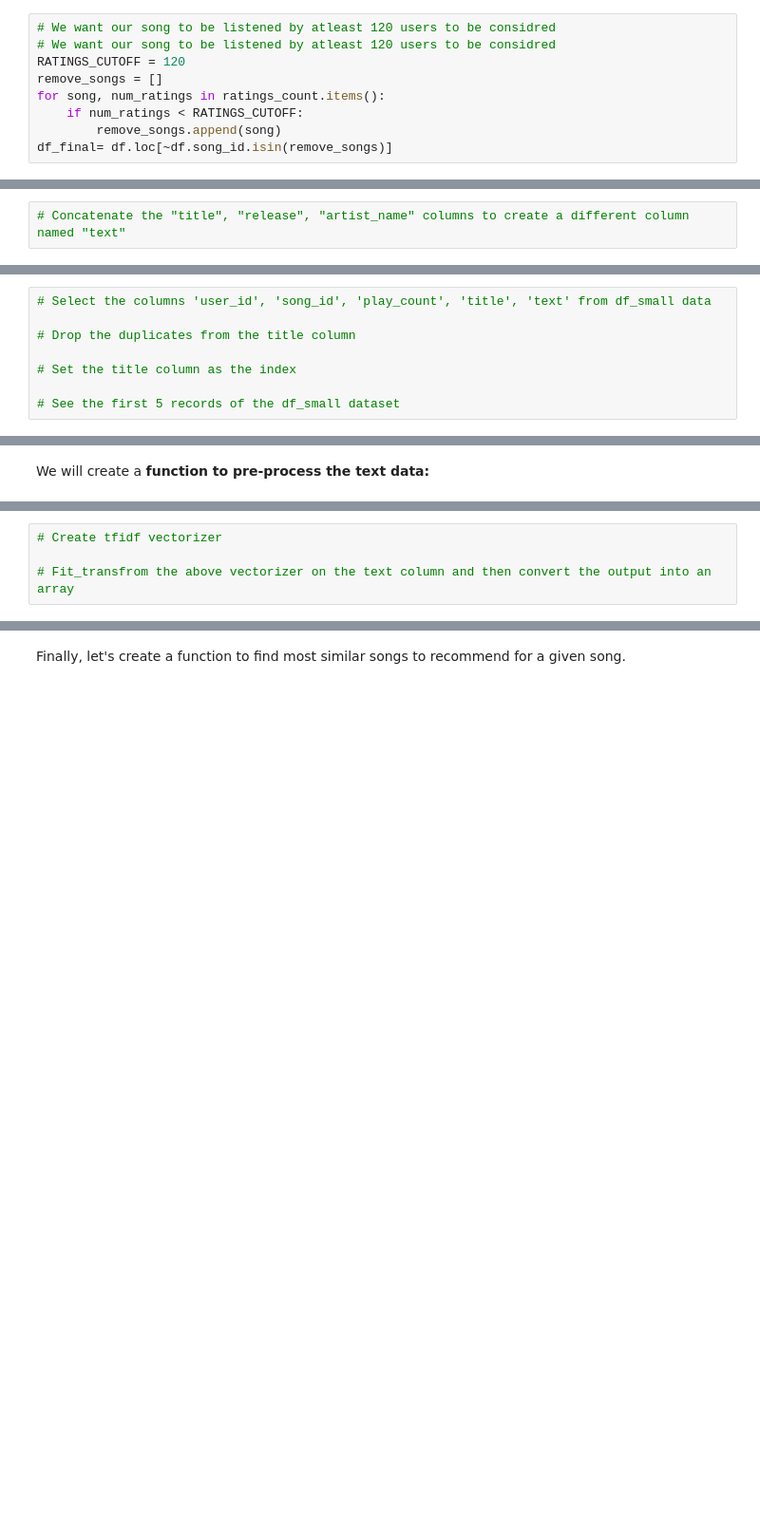
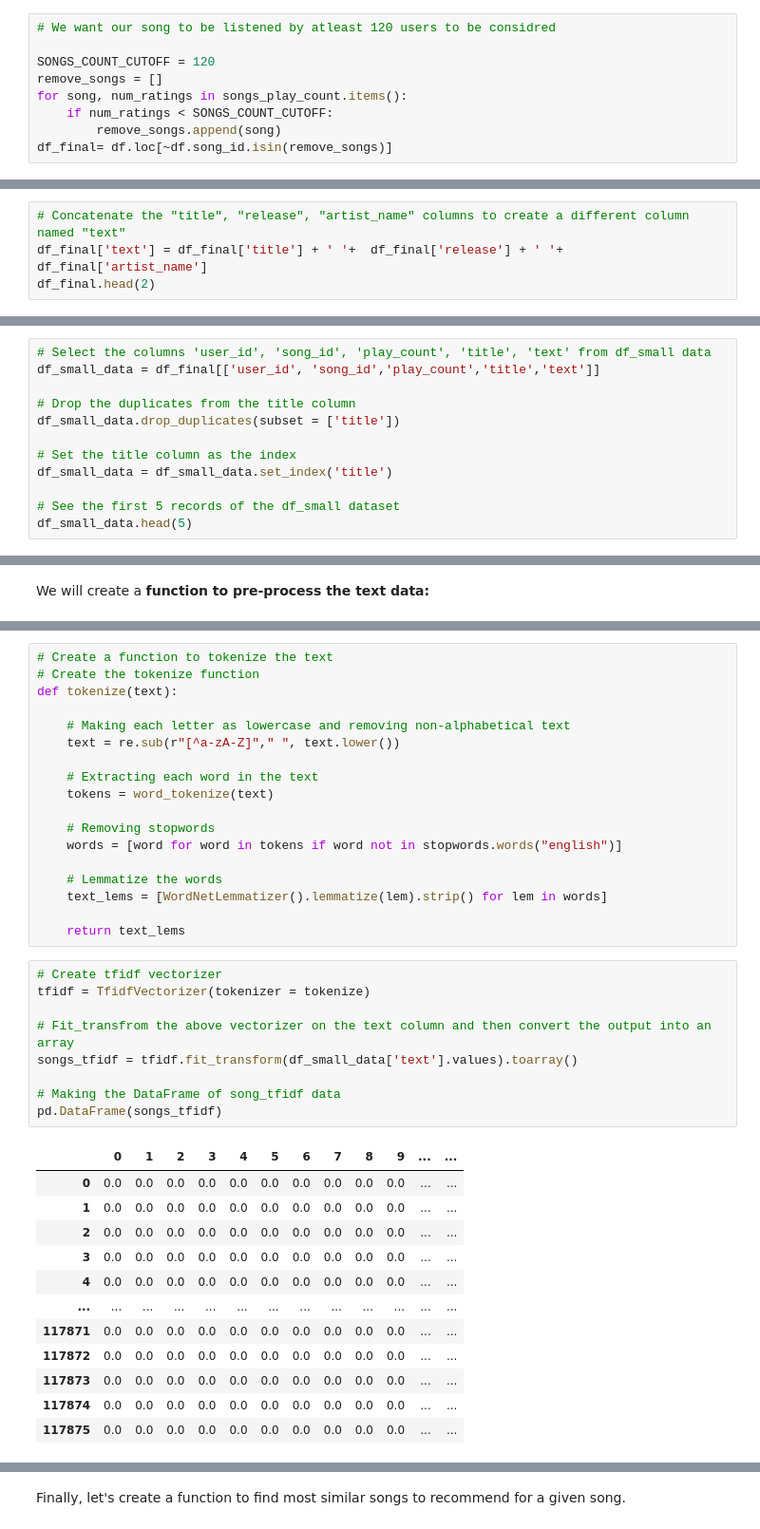
Before and after one commit to ravi0dubey/Music_Recommendation_System, a Jupyter notebook: Music_Recommendation_System_Full_Code.ipynb, the cells around one changed output, grey strips where cells are left out. Shown at 95% size. Saved outputs shown, nothing was run; the diff lists cells and outputs as text; blank space fills up the shorter version.

```diff
--- a/Music_Recommendation_System_Full_Code.ipynb
+++ b/Music_Recommendation_System_Full_Code.ipynb
@@ -321,10 +328,10 @@ for song in songs:
 # %%
 # We want our song to be listened by atleast 120 users to be considred
-# We want our song to be listened by atleast 120 users to be considred
-RATINGS_CUTOFF = 120
+
+SONGS_COUNT_CUTOFF = 120
 remove_songs = []
-for song, num_ratings in ratings_count.items():
-    if num_ratings < RATINGS_CUTOFF:
+for song, num_ratings in songs_play_count.items():
+    if num_ratings < SONGS_COUNT_CUTOFF:
         remove_songs.append(song)
 df_final= df.loc[~df.song_id.isin(remove_songs)]
 # %%
@@ -905,3 +1290,5 @@ In **clustering-based recommendation systems**, we explore the **similarities an
 **Think About It:** So far we have only used the play_count of songs to find recommendations but we have other information/features on songs as well. Can we take those song features into account?
 # %%
 # Concatenate the "title", "release", "artist_name" columns to create a different column named "text"
+df_final['text'] = df_final['title'] + ' '+  df_final['release'] + ' '+ df_final['artist_name']
+df_final.head(2)
@@ -908,8 +1299,12 @@ In **clustering-based recommendation systems**, we explore the **similarities an
 # %%
 # Select the columns 'user_id', 'song_id', 'play_count', 'title', 'text' from df_small data
+df_small_data = df_final[['user_id', 'song_id','play_count','title','text']]
 
 # Drop the duplicates from the title column
+df_small_data.drop_duplicates(subset = ['title'])
 
 # Set the title column as the index
+df_small_data = df_small_data.set_index('title')
 
 # See the first 5 records of the df_small dataset
+df_small_data.head(5)
@@ -947,4 +1360,40 @@ We will create a **function to pre-process the text data:**
+# %%
+# Create a function to tokenize the text
+# Create the tokenize function
+def tokenize(text):
+
+    # Making each letter as lowercase and removing non-alphabetical text
+    text = re.sub(r"[^a-zA-Z]"," ", text.lower())
+
+    # Extracting each word in the text
+    tokens = word_tokenize(text)
+
+    # Removing stopwords
+    words = [word for word in tokens if word not in stopwords.words("english")]
+
+    # Lemmatize the words
+    text_lems = [WordNetLemmatizer().lemmatize(lem).strip() for lem in words]
+
+    return text_lems
 # %%
 # Create tfidf vectorizer
+tfidf = TfidfVectorizer(tokenizer = tokenize)
 
 # Fit_transfrom the above vectorizer on the text column and then convert the output into an array
+songs_tfidf = tfidf.fit_transform(df_small_data['text'].values).toarray()
+
+# Making the DataFrame of song_tfidf data
+pd.DataFrame(songs_tfidf)
+# %% [output]
+|  | 0 | 1 | 2 | 3 | 4 | 5 | 6 | 7 | 8 | 9 | ... | ... |
+| 0 | 0.0 | 0.0 | 0.0 | 0.0 | 0.0 | 0.0 | 0.0 | 0.0 | 0.0 | 0.0 | ... | ... |
+| 1 | 0.0 | 0.0 | 0.0 | 0.0 | 0.0 | 0.0 | 0.0 | 0.0 | 0.0 | 0.0 | ... | ... |
+| 2 | 0.0 | 0.0 | 0.0 | 0.0 | 0.0 | 0.0 | 0.0 | 0.0 | 0.0 | 0.0 | ... | ... |
+| 3 | 0.0 | 0.0 | 0.0 | 0.0 | 0.0 | 0.0 | 0.0 | 0.0 | 0.0 | 0.0 | ... | ... |
+| 4 | 0.0 | 0.0 | 0.0 | 0.0 | 0.0 | 0.0 | 0.0 | 0.0 | 0.0 | 0.0 | ... | ... |
+| ... | ... | ... | ... | ... | ... | ... | ... | ... | ... | ... | ... | ... |
+| 117871 | 0.0 | 0.0 | 0.0 | 0.0 | 0.0 | 0.0 | 0.0 | 0.0 | 0.0 | 0.0 | ... | ... |
+| 117872 | 0.0 | 0.0 | 0.0 | 0.0 | 0.0 | 0.0 | 0.0 | 0.0 | 0.0 | 0.0 | ... | ... |
+| 117873 | 0.0 | 0.0 | 0.0 | 0.0 | 0.0 | 0.0 | 0.0 | 0.0 | 0.0 | 0.0 | ... | ... |
+| 117874 | 0.0 | 0.0 | 0.0 | 0.0 | 0.0 | 0.0 | 0.0 | 0.0 | 0.0 | 0.0 | ... | ... |
+| 117875 | 0.0 | 0.0 | 0.0 | 0.0 | 0.0 | 0.0 | 0.0 | 0.0 | 0.0 | 0.0 | ... | ... |
```
Also changed, not shown: parts of 105 cells of this notebook.
